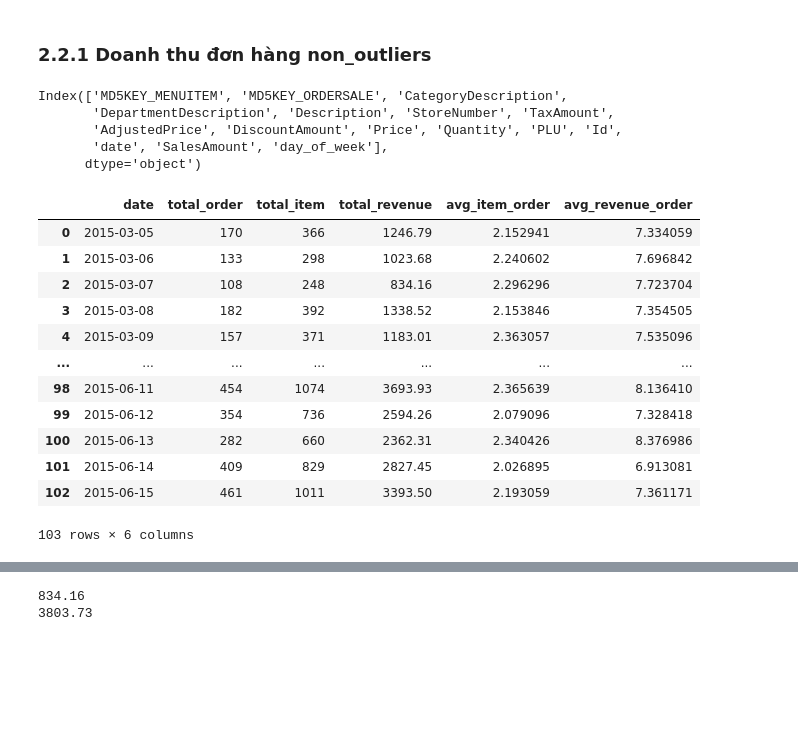
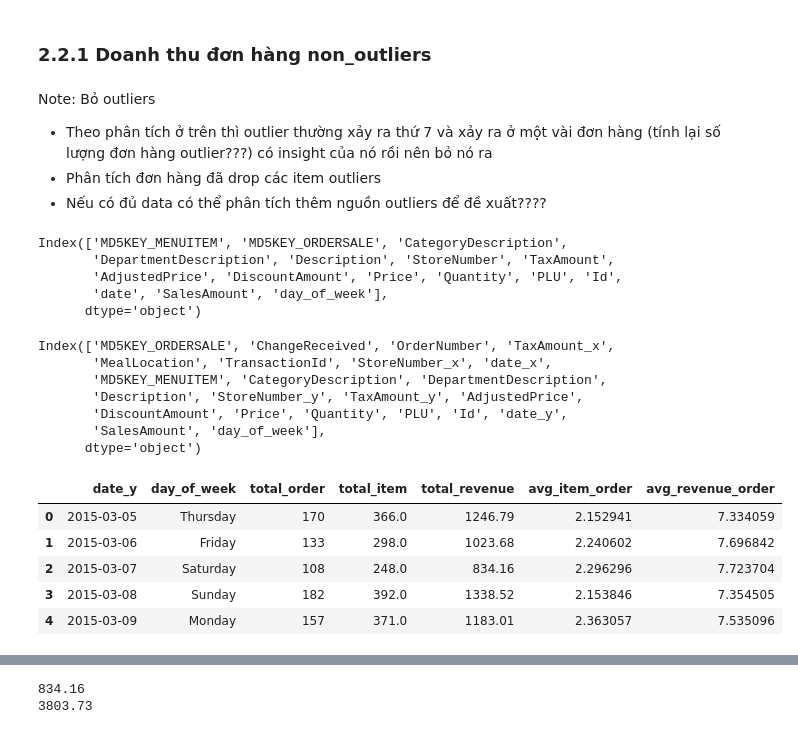
Before and after one commit to isharedigital/finalproject_data-science, a Jupyter notebook: notebooks/final/analysis/01_revenue_analysis.ipynb, the cells around one changed output, grey strips where cells are left out. Saved outputs shown, nothing was run; the diff lists cells and outputs as text; code cells hidden in the pictures; blank space fills up the shorter version.

```diff
--- a/notebooks/final/analysis/01_revenue_analysis.ipynb
+++ b/notebooks/final/analysis/01_revenue_analysis.ipynb
@@ -193,6 +232,13 @@ plt.show()
 ## 2.2 Doanh thu trung bình mỗi đơn hàng
 # %% [markdown]
 ### 2.2.1 Doanh thu đơn hàng non_outliers
+# %% [markdown]
+Note: Bỏ outliers
+- Theo phân tích ở trên thì outlier thường xảy ra thứ 7 và xảy ra ở một vài đơn hàng (tính lại số lượng đơn hàng outlier???) có insight của nó rồi nên bỏ nó ra
+- Phân tích đơn hàng đã drop các item outliers
+- Nếu có đủ data có thể phân tích thêm nguồn outliers để đề xuất????
+# %%
+order = pd.merge(df_ordersale, non_outliers_quantity, on='MD5KEY_ORDERSALE', how="left")
 # %%
 df_menuitem.columns
 # %% [output]
@@ -201,27 +247,30 @@ Index(['MD5KEY_MENUITEM', 'MD5KEY_ORDERSALE', 'CategoryDescription',
        'AdjustedPrice', 'DiscountAmount', 'Price', 'Quantity', 'PLU', 'Id',
        'date', 'SalesAmount', 'day_of_week'],
       dtype='object')
+# %%
+order.columns
+# %% [output]
+Index(['MD5KEY_ORDERSALE', 'ChangeReceived', 'OrderNumber', 'TaxAmount_x',
+       'MealLocation', 'TransactionId', 'StoreNumber_x', 'date_x',
+       'MD5KEY_MENUITEM', 'CategoryDescription', 'DepartmentDescription',
+       'Description', 'StoreNumber_y', 'TaxAmount_y', 'AdjustedPrice',
+       'DiscountAmount', 'Price', 'Quantity', 'PLU', 'Id', 'date_y',
+       'SalesAmount', 'day_of_week'],
+      dtype='object')
 # %%
-group_by_day = non_outliers_quantity.groupby('date').agg(
+group_by_day = order.groupby(['date_y', 'day_of_week']).agg(
   total_order=('MD5KEY_ORDERSALE', 'nunique'),
   total_item=('Quantity', 'sum'),
   total_revenue=('SalesAmount', 'sum')).reset_index()
 
 group_by_day['avg_item_order'] = group_by_day['total_item'] / group_by_day['total_order']
 group_by_day['avg_revenue_order'] = group_by_day['total_revenue'] / group_by_day['total_order']
 
-group_by_day
+group_by_day.head()
 # %% [output]
-|  | date | total_order | total_item | total_revenue | avg_item_order | avg_revenue_order |
-| 0 | 2015-03-05 | 170 | 366 | 1246.79 | 2.152941 | 7.334059 |
-| 1 | 2015-03-06 | 133 | 298 | 1023.68 | 2.240602 | 7.696842 |
-| 2 | 2015-03-07 | 108 | 248 | 834.16 | 2.296296 | 7.723704 |
-| 3 | 2015-03-08 | 182 | 392 | 1338.52 | 2.153846 | 7.354505 |
-| 4 | 2015-03-09 | 157 | 371 | 1183.01 | 2.363057 | 7.535096 |
-| ... | ... | ... | ... | ... | ... | ... |
-| 98 | 2015-06-11 | 454 | 1074 | 3693.93 | 2.365639 | 8.136410 |
-| 99 | 2015-06-12 | 354 | 736 | 2594.26 | 2.079096 | 7.328418 |
-| 100 | 2015-06-13 | 282 | 660 | 2362.31 | 2.340426 | 8.376986 |
-| 101 | 2015-06-14 | 409 | 829 | 2827.45 | 2.026895 | 6.913081 |
-| 102 | 2015-06-15 | 461 | 1011 | 3393.50 | 2.193059 | 7.361171 |
+|  | date_y | day_of_week | total_order | total_item | total_revenue | avg_item_order | avg_revenue_order |
+| 0 | 2015-03-05 | Thursday | 170 | 366.0 | 1246.79 | 2.152941 | 7.334059 |
+| 1 | 2015-03-06 | Friday | 133 | 298.0 | 1023.68 | 2.240602 | 7.696842 |
+| 2 | 2015-03-07 | Saturday | 108 | 248.0 | 834.16 | 2.296296 | 7.723704 |
+| 3 | 2015-03-08 | Sunday | 182 | 392.0 | 1338.52 | 2.153846 | 7.354505 |
+| 4 | 2015-03-09 | Monday | 157 | 371.0 | 1183.01 | 2.363057 | 7.535096 |
-103 rows × 6 columns
```
Also changed, not shown: parts of 53 cells of this notebook, 3 other files.
